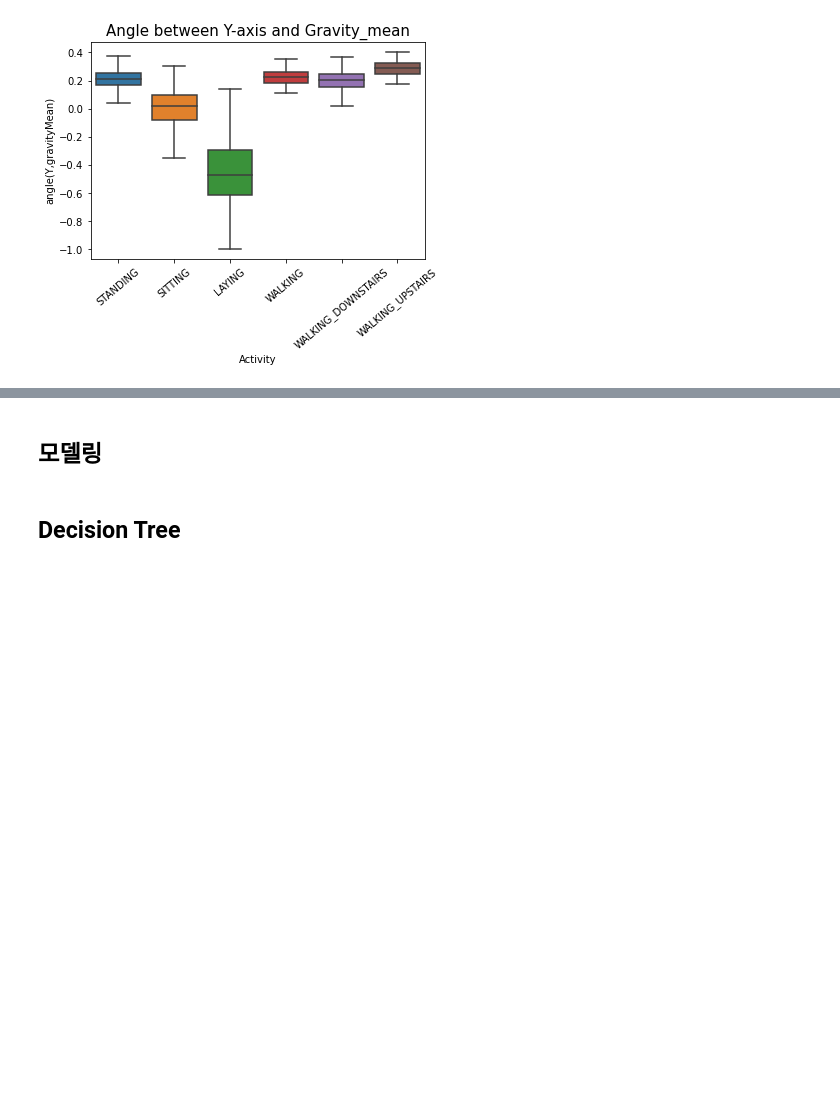
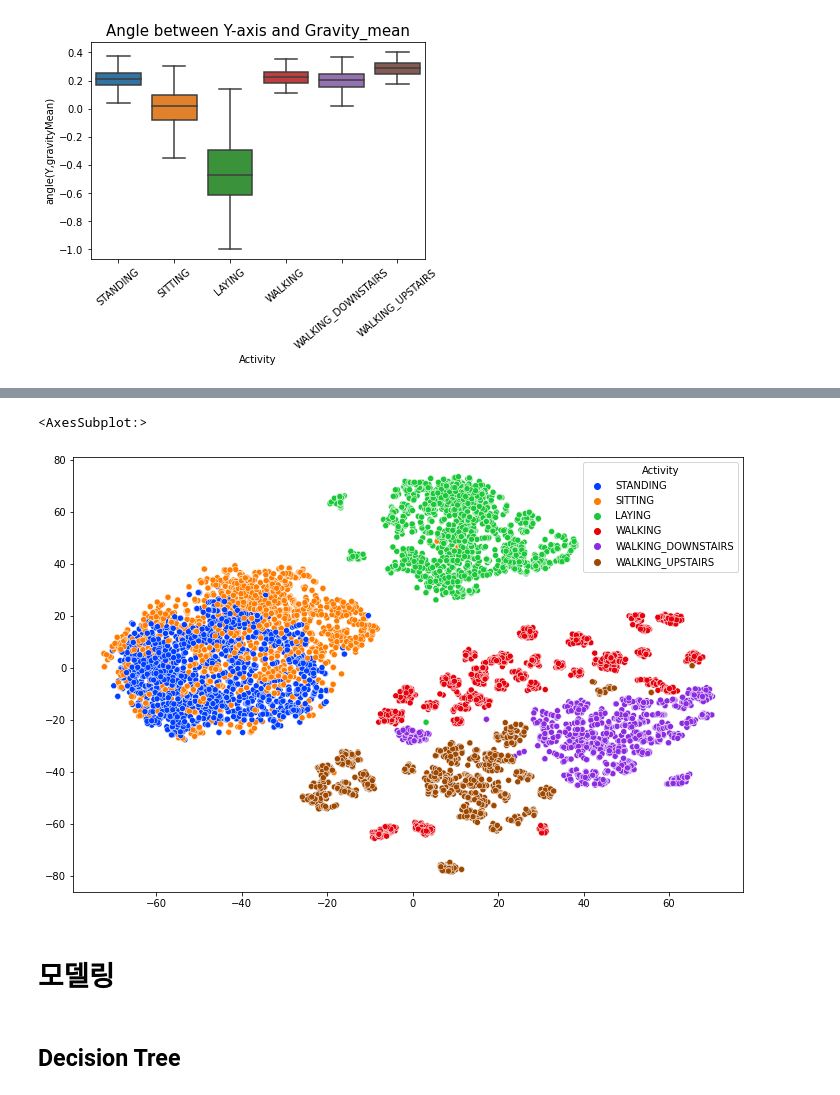
Before and after one commit to SungaHwang/ML_practice, a Jupyter notebook: DecisionTree_HumanActivityRecognition.ipynb, the cells around one changed output, grey strips where cells are left out. Cells and saved outputs as stored; diff of their text form; code cells hidden in the pictures; blank space fills up the shorter version.

```diff
--- a/DecisionTree_HumanActivityRecognition.ipynb
+++ b/DecisionTree_HumanActivityRecognition.ipynb
@@ -114,0 +123,4 @@ plt.show()
+# %%
+X_for_tsne = train.drop(['subject', 'Activity'], axis=1)
+# %%
+tsne = TSNE(random_state = 42, n_components=2, verbose=1, perplexity=50, n_iter=1000).fit_transform(X_for_tsne)
@@ -115,5 +142,11 @@ plt.show()
+# %%
+plt.figure(figsize=(12,8))
+sns.scatterplot(x =tsne[:, 0], y = tsne[:, 1], hue = train["Activity"],palette="bright")
+# %% [output]
+<AxesSubplot:>
+[figure, added]
 # %% [markdown]
-## 모델링
+# 모델링
 # %%
 # 타깃데이터 설정: Activity
 target = train['Activity']
```
Also changed, not shown: parts of 39 cells of this notebook.
